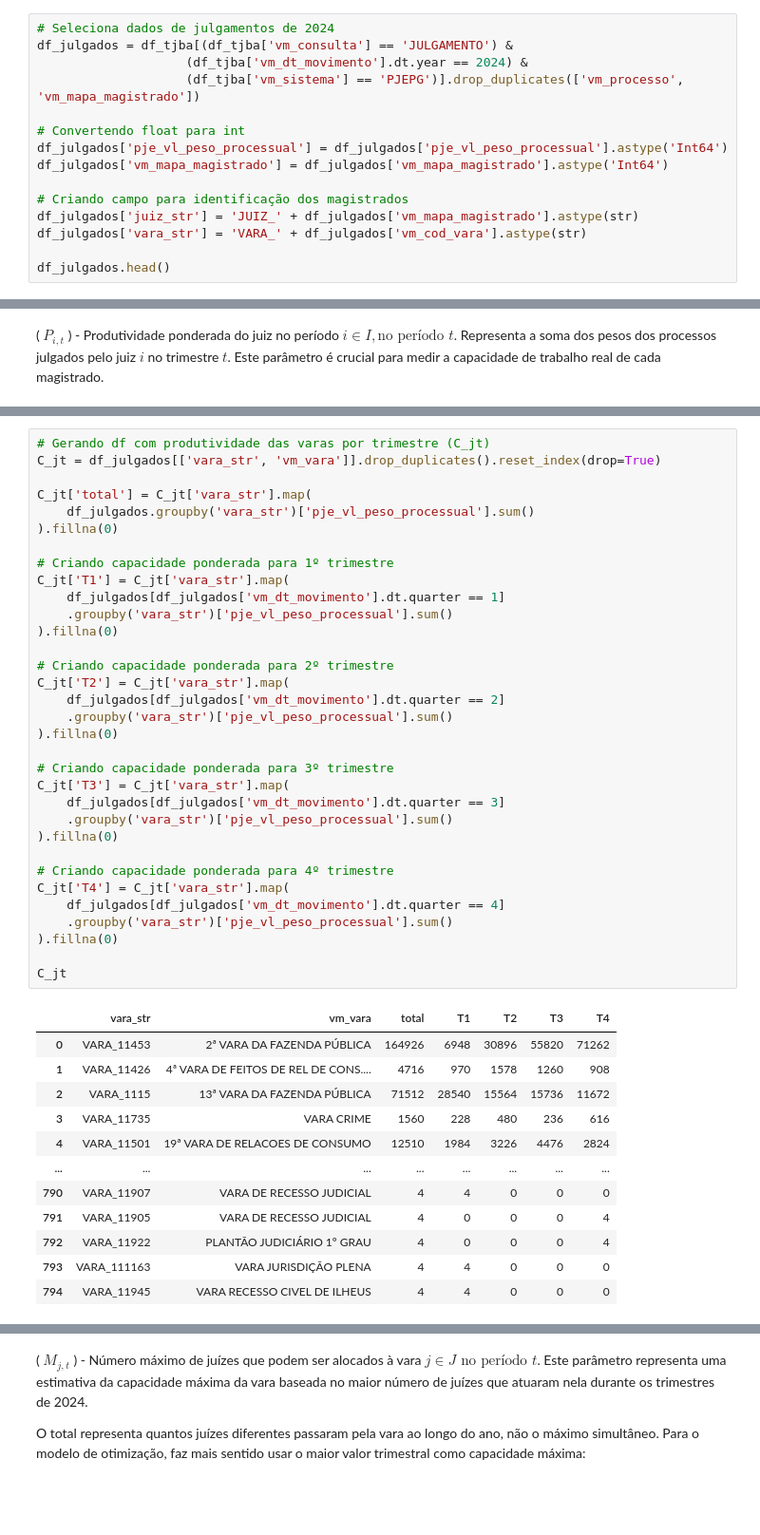
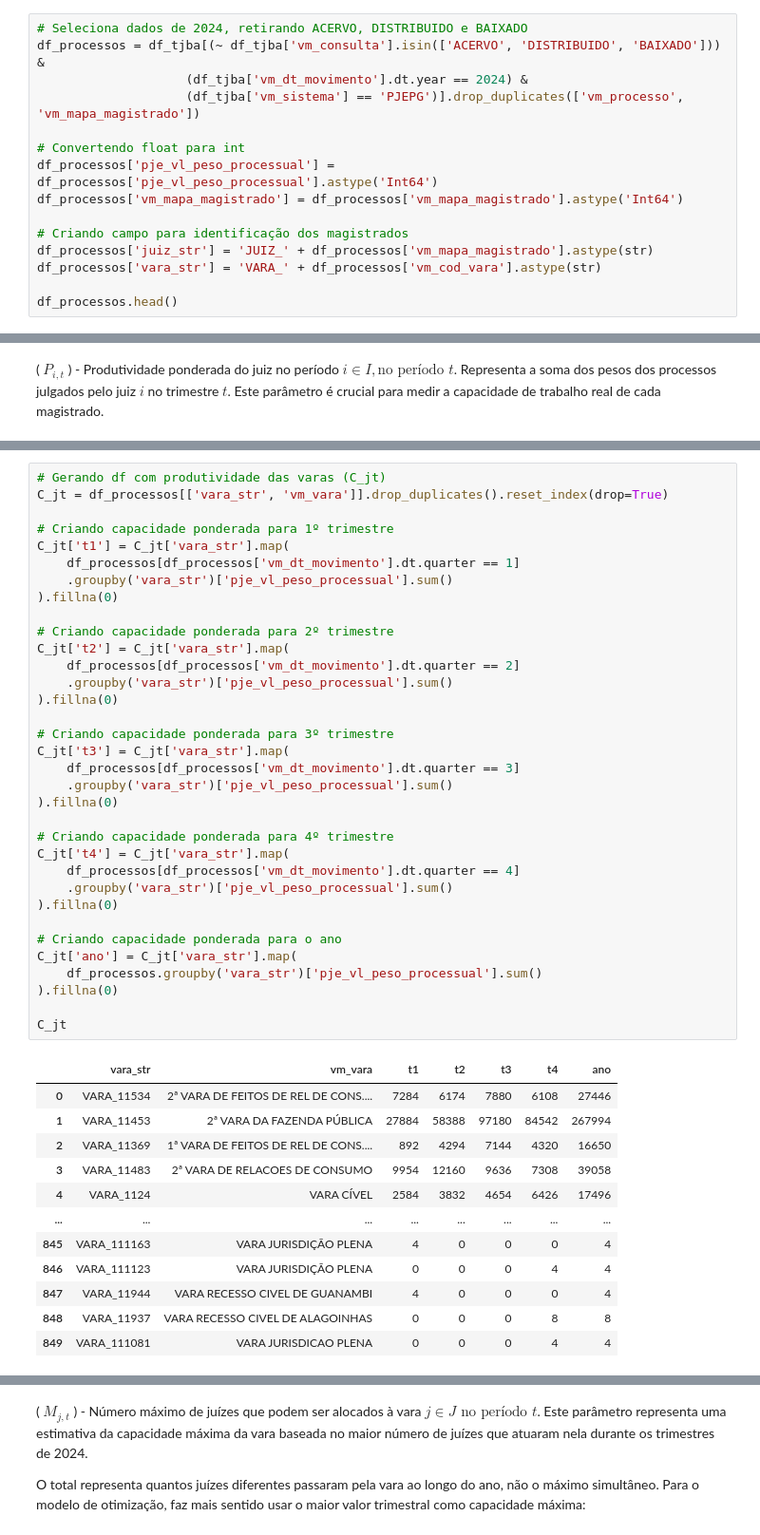
Before and after one commit to houstonsantos/max-jud-tjba, a Jupyter notebook: src/model_tcc/max_jud.ipynb, the cells around one changed output, grey strips where cells are left out. Shown at 95% size. Cells and saved outputs as stored; diff of their text form; blank space fills up the shorter version.

```diff
--- a/src/model_tcc/max_jud.ipynb
+++ b/src/model_tcc/max_jud.ipynb
@@ -299,17 +240,17 @@ Um processo que recebeu peso 2 e foi julgado 5 vezes pelo mesmo magistrado, eu d
 
 *	**Coerência com o Conceito de Peso:** O peso é atribuído ao processo como um todo, refletindo sua complexidade intrínseca. Ele não é um valor que se multiplica a cada interação, mas sim um valor que é "consumido" quando o processo é finalmente resolvido.
 # %%
-# Seleciona dados de julgamentos de 2024
-df_julgados = df_tjba[(df_tjba['vm_consulta'] == 'JULGAMENTO') &
+# Seleciona dados de 2024, retirando ACERVO, DISTRIBUIDO e BAIXADO
+df_processos = df_tjba[(~ df_tjba['vm_consulta'].isin(['ACERVO', 'DISTRIBUIDO', 'BAIXADO'])) &
                     (df_tjba['vm_dt_movimento'].dt.year == 2024) &
                     (df_tjba['vm_sistema'] == 'PJEPG')].drop_duplicates(['vm_processo', 'vm_mapa_magistrado'])
 
 # Convertendo float para int
-df_julgados['pje_vl_peso_processual'] = df_julgados['pje_vl_peso_processual'].astype('Int64')
-df_julgados['vm_mapa_magistrado'] = df_julgados['vm_mapa_magistrado'].astype('Int64')
+df_processos['pje_vl_peso_processual'] = df_processos['pje_vl_peso_processual'].astype('Int64')
+df_processos['vm_mapa_magistrado'] = df_processos['vm_mapa_magistrado'].astype('Int64')
 
 # Criando campo para identificação dos magistrados
-df_julgados['juiz_str'] = 'JUIZ_' + df_julgados['vm_mapa_magistrado'].astype(str)
-df_julgados['vara_str'] = 'VARA_' + df_julgados['vm_cod_vara'].astype(str)
+df_processos['juiz_str'] = 'JUIZ_' + df_processos['vm_mapa_magistrado'].astype(str)
+df_processos['vara_str'] = 'VARA_' + df_processos['vm_cod_vara'].astype(str)
 
-df_julgados.head()
+df_processos.head()
@@ -725,46 +593,47 @@ E_ik
 # %%
-# Gerando df com produtividade das varas por trimestre (C_jt)
-C_jt = df_julgados[['vara_str', 'vm_vara']].drop_duplicates().reset_index(drop=True)
-
-C_jt['total'] = C_jt['vara_str'].map(
-    df_julgados.groupby('vara_str')['pje_vl_peso_processual'].sum()
-).fillna(0)
+# Gerando df com produtividade das varas (C_jt)
+C_jt = df_processos[['vara_str', 'vm_vara']].drop_duplicates().reset_index(drop=True)
 
 # Criando capacidade ponderada para 1º trimestre
-C_jt['T1'] = C_jt['vara_str'].map(
-    df_julgados[df_julgados['vm_dt_movimento'].dt.quarter == 1]
+C_jt['t1'] = C_jt['vara_str'].map(
+    df_processos[df_processos['vm_dt_movimento'].dt.quarter == 1]
     .groupby('vara_str')['pje_vl_peso_processual'].sum()
 ).fillna(0)
 
 # Criando capacidade ponderada para 2º trimestre
-C_jt['T2'] = C_jt['vara_str'].map(
-    df_julgados[df_julgados['vm_dt_movimento'].dt.quarter == 2]
+C_jt['t2'] = C_jt['vara_str'].map(
+    df_processos[df_processos['vm_dt_movimento'].dt.quarter == 2]
     .groupby('vara_str')['pje_vl_peso_processual'].sum()
 ).fillna(0)
 
 # Criando capacidade ponderada para 3º trimestre
-C_jt['T3'] = C_jt['vara_str'].map(
-    df_julgados[df_julgados['vm_dt_movimento'].dt.quarter == 3]
+C_jt['t3'] = C_jt['vara_str'].map(
+    df_processos[df_processos['vm_dt_movimento'].dt.quarter == 3]
     .groupby('vara_str')['pje_vl_peso_processual'].sum()
 ).fillna(0)
 
 # Criando capacidade ponderada para 4º trimestre
-C_jt['T4'] = C_jt['vara_str'].map(
-    df_julgados[df_julgados['vm_dt_movimento'].dt.quarter == 4]
+C_jt['t4'] = C_jt['vara_str'].map(
+    df_processos[df_processos['vm_dt_movimento'].dt.quarter == 4]
     .groupby('vara_str')['pje_vl_peso_processual'].sum()
 ).fillna(0)
 
+# Criando capacidade ponderada para o ano
+C_jt['ano'] = C_jt['vara_str'].map(
+    df_processos.groupby('vara_str')['pje_vl_peso_processual'].sum()
+).fillna(0)
+
 C_jt
 # %% [output]
-|  | vara_str | vm_vara | total | T1 | T2 | T3 | T4 |
-| 0 | VARA_11453 | 2ª VARA DA FAZENDA PÚBLICA | 164926 | 6948 | 30896 | 55820 | 71262 |
-| 1 | VARA_11426 | 4ª VARA DE FEITOS DE REL DE CONS.... | 4716 | 970 | 1578 | 1260 | 908 |
-| 2 | VARA_1115 | 13ª VARA DA FAZENDA PÚBLICA | 71512 | 28540 | 15564 | 15736 | 11672 |
-| 3 | VARA_11735 | VARA CRIME | 1560 | 228 | 480 | 236 | 616 |
-| 4 | VARA_11501 | 19ª VARA DE RELACOES DE CONSUMO | 12510 | 1984 | 3226 | 4476 | 2824 |
+|  | vara_str | vm_vara | t1 | t2 | t3 | t4 | ano |
+| 0 | VARA_11534 | 2ª VARA DE FEITOS DE REL DE CONS.... | 7284 | 6174 | 7880 | 6108 | 27446 |
+| 1 | VARA_11453 | 2ª VARA DA FAZENDA PÚBLICA | 27884 | 58388 | 97180 | 84542 | 267994 |
+| 2 | VARA_11369 | 1ª VARA DE FEITOS DE REL DE CONS.... | 892 | 4294 | 7144 | 4320 | 16650 |
+| 3 | VARA_11483 | 2ª VARA DE RELACOES DE CONSUMO | 9954 | 12160 | 9636 | 7308 | 39058 |
+| 4 | VARA_1124 | VARA CÍVEL | 2584 | 3832 | 4654 | 6426 | 17496 |
 | ... | ... | ... | ... | ... | ... | ... | ... |
-| 790 | VARA_11907 | VARA DE RECESSO JUDICIAL | 4 | 4 | 0 | 0 | 0 |
-| 791 | VARA_11905 | VARA DE RECESSO JUDICIAL | 4 | 0 | 0 | 0 | 4 |
-| 792 | VARA_11922 | PLANTÃO JUDICIÁRIO 1º GRAU | 4 | 0 | 0 | 0 | 4 |
-| 793 | VARA_111163 | VARA JURISDIÇÃO PLENA | 4 | 4 | 0 | 0 | 0 |
-| 794 | VARA_11945 | VARA RECESSO CIVEL DE ILHEUS | 4 | 4 | 0 | 0 | 0 |
+| 845 | VARA_111163 | VARA JURISDIÇÃO PLENA | 4 | 0 | 0 | 0 | 4 |
+| 846 | VARA_111123 | VARA JURISDIÇÃO PLENA | 0 | 0 | 0 | 4 | 4 |
+| 847 | VARA_11944 | VARA RECESSO CIVEL DE GUANAMBI | 4 | 0 | 0 | 0 | 4 |
+| 848 | VARA_11937 | VARA RECESSO CIVEL DE ALAGOINHAS | 0 | 0 | 0 | 8 | 8 |
+| 849 | VARA_111081 | VARA JURISDICAO PLENA | 0 | 0 | 0 | 4 | 4 |
```
Also changed, not shown: parts of 80 cells of this notebook, 7 other files.
